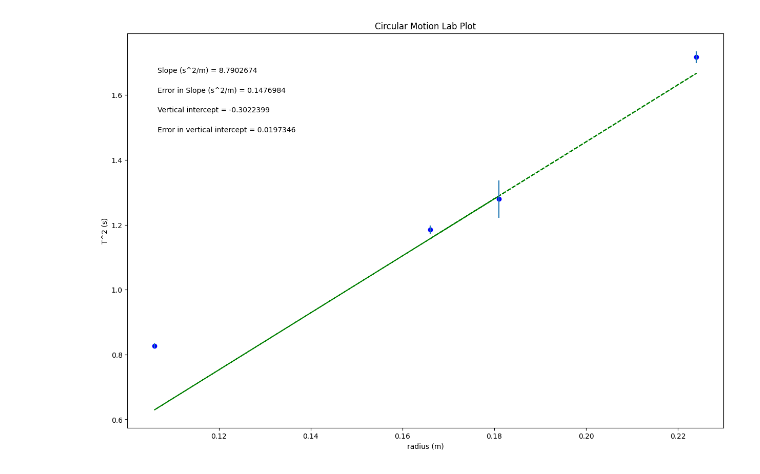
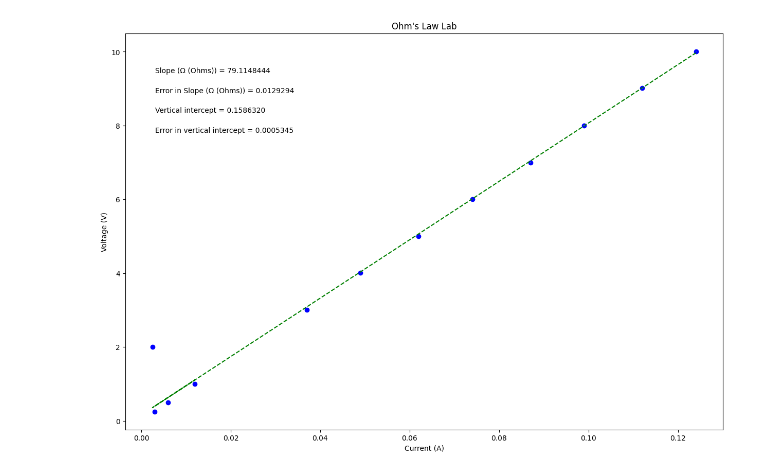
Before and after one commit to elliechakos3/Physics-Lab, a Jupyter notebook: Copy_of_PHSXlab_plotting_template.ipynb, the cells around one changed output. Saved outputs shown, nothing was run; the diff lists cells and outputs as text; code cells hidden in the pictures.

```diff
--- a/Copy_of_PHSXlab_plotting_template.ipynb
+++ b/Copy_of_PHSXlab_plotting_template.ipynb
@@ -19,11 +19,11 @@ import matplotlib.pyplot as plt
 #variable names should start with a letter and must contain only letters, numbers, and underscores
 
 
-xvariable_changeme = np.array([0.181,0.106,0.224,0.166])
+xvariable_changeme = np.array([0.003, 0.006, 0.012, 0.0025, 0.037, 0.049, 0.062, 0.074, 0.087, 0.099, 0.112, 0.124])
 
-yvariable_changeme = np.array([1.279161,0.82700836,1.71662404,1.18461456])
+yvariable_changeme = np.array([0.251, 0.504, 1.004, 2.006, 3.005, 4.004, 5.006, 6.011, 7, 8, 9.01, 10])
 
-err_yvariable_changeme = np.array([0.057070578,0.006679727,0.018594134,0.01389883])
+err_yvariable_changeme = np.array([0.001, 0.001, 0.001, 0.001, 0.001, 0.001, 0.001, 0.001, 0.01, 0.01, 0.01, 0.01])
 
 
 
@@ -37,10 +37,10 @@ dy = err_yvariable_changeme        #this should be your error in y array
 
 #UPDATE EACH OF THESE 4 STRINGS FOR YOUR PLOT LABELS AS YOU WANT THEM TO APPEAR
 
-plot_title= 'Circular Motion Lab Plot'
-x_label= 'radius (m)'
-y_label= 'T^2 (s)'
-slope_units= 's^2/m'
+plot_title= "Ohm's Law Lab"
+x_label= 'Current (A)'
+y_label= 'Voltage (V)'
+slope_units= 'Ω (Ohms)'
 
 #UPDATE ANNOTATION PLACEMENT SO IT'S OUT OF WAY OF PLOTTED DATA AND BEST FIT LINE
 #integer from 1 to 4, top R corner is 1 (counter-clockwise from there)
@@ -48,7 +48,7 @@ slope_units= 's^2/m'
 annotation_placement=2
 
 
-#-----------------------------------------------------------------------#
+#-----------------------------------------------------------------------
 #-----DON'T NEED TO CHANGE ANYTHING BEYOND THIS POINT!!!-----
 
 
@@ -88,35 +88,35 @@ if annotation_placement==1 or annotation_placement==2:
 elif annotation_placement==3 or annotation_placement==4:
     ypos=[.2,.15,.1,.05]
 
-#-----------------------------------------------------------------------#
+#-----------------------------------------------------------------------
 #Don't need to change anything in this section!
 
 #Plot data on graph. Plot error bars and place values for slope,
 #error in slope, and vertical intercept (plus error) on the plot using "annotate"
 
 plt.figure(figsize=(15,10))
 
 plt.plot(x, fit, color='green', linestyle='--')
 plt.scatter(x, y, color='blue', marker='o')
 
 plt.xlabel(x_label)
 plt.ylabel(y_label)
 plt.title(plot_title)
 
 plt.errorbar(x, y, yerr=dy, xerr=None, fmt="none") #don't need to plot x error bars
 
 plt.annotate('Slope ({}) = {value:.{digits}f}'.format(slope_units,value=m, digits=7),
              (xpos, ypos[0]), xycoords='axes fraction')
 
 plt.annotate('Error in Slope ({}) = {value:.{digits}f}'.format(slope_units,value=dm, digits=7),
              (xpos, ypos[1]), xycoords='axes fraction')
 
 plt.annotate('Vertical intercept = {value:.{digits}f}'.format(value=b, digits=7),
              (xpos, ypos[2]), xycoords='axes fraction')
 
 plt.annotate('Error in vertical intercept = {value:.{digits}f}'.format(value=db, digits=7),
              (xpos, ypos[3]), xycoords='axes fraction')
 
 plt.show()
 # %% [output]
-[figure, old version]
+[figure, new version]
```
